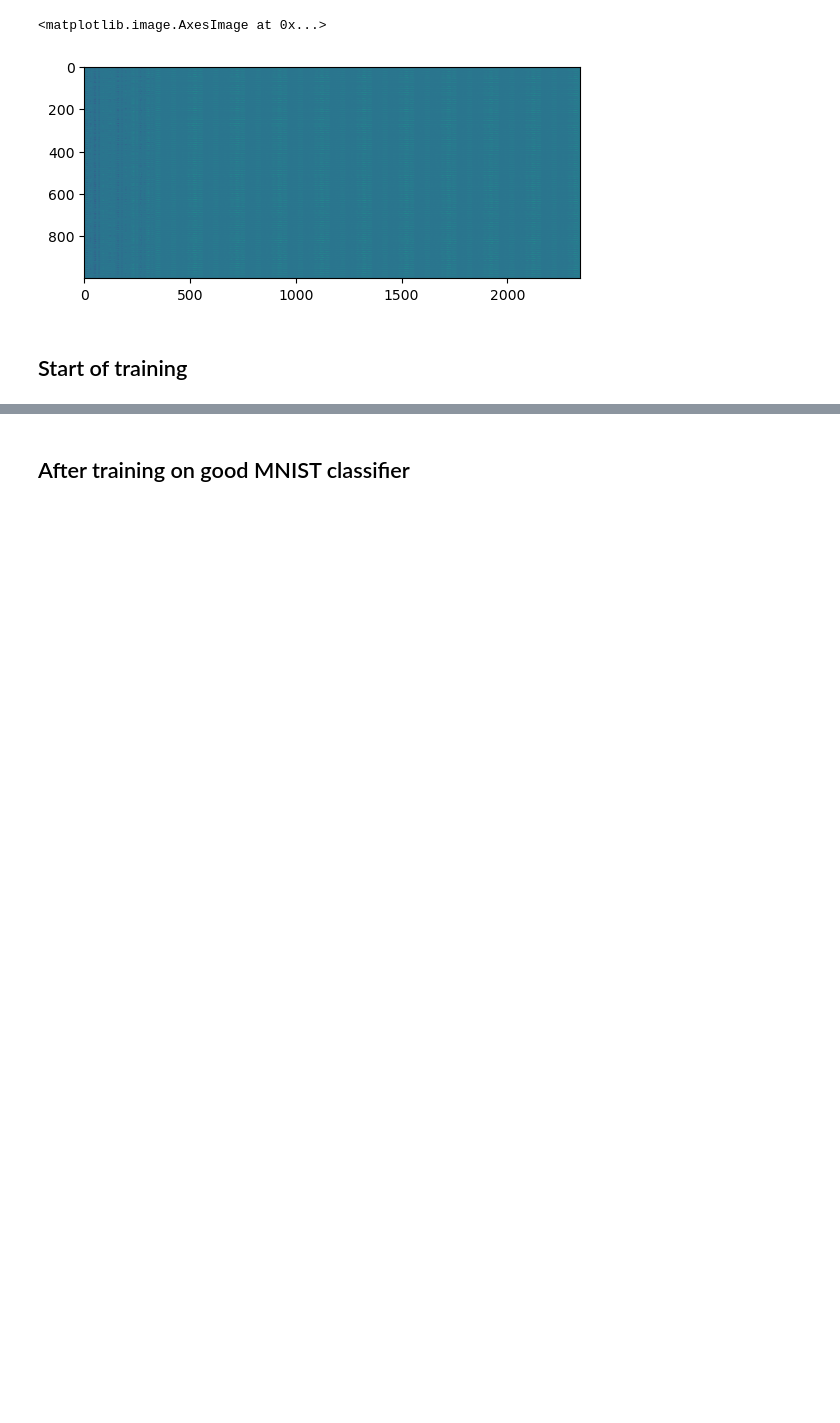
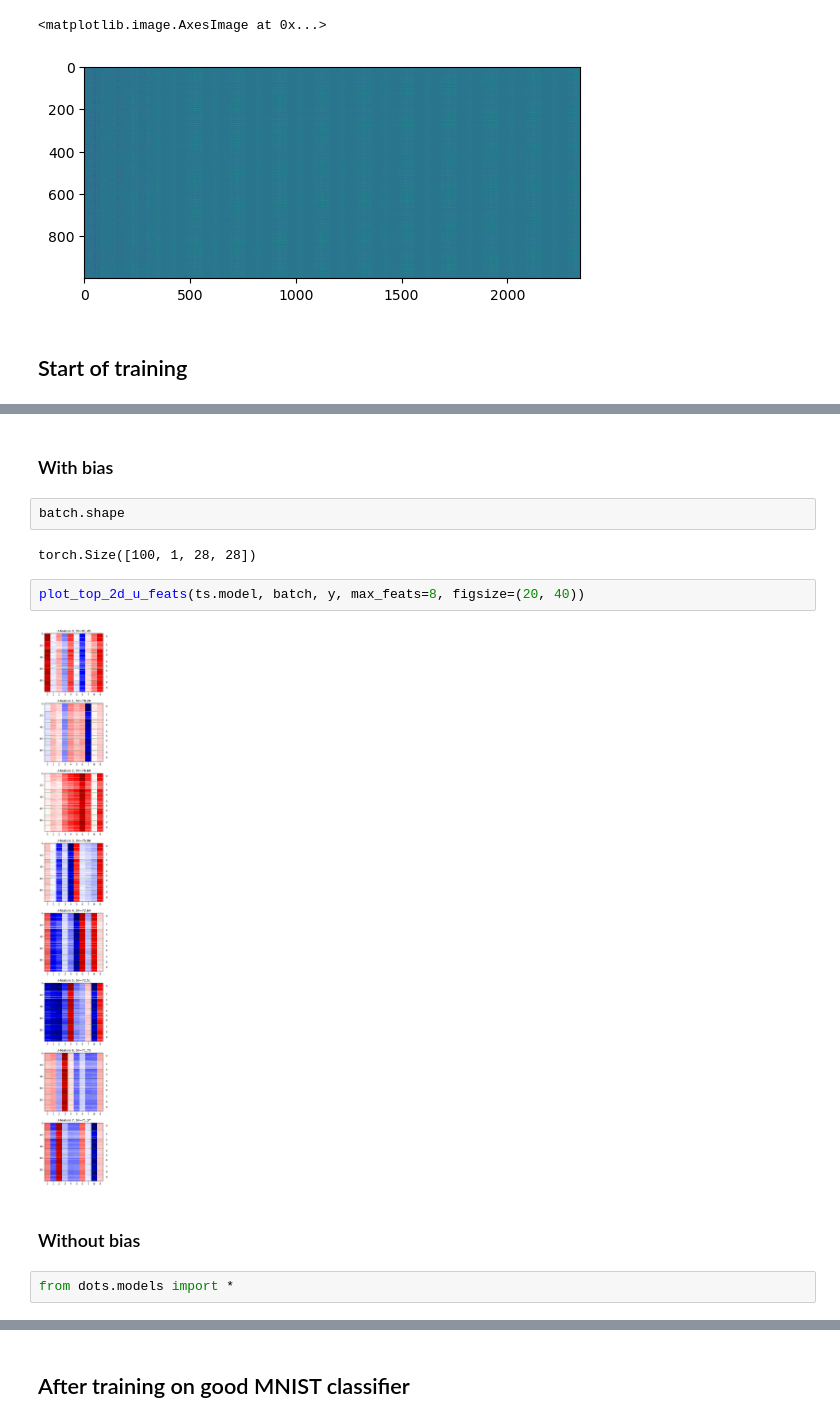
Before and after one commit to LRudL/dots, a Jupyter notebook: notebooks/u_features_2d_exploration.ipynb, the cells around one changed output, grey strips where cells are left out. Cells and saved outputs as stored; diff of their text form; blank space fills up the shorter version.

```diff
--- a/notebooks/u_features_2d_exploration.ipynb
+++ b/notebooks/u_features_2d_exploration.ipynb
@@ -91,0 +91,14 @@ for i in range(0, 4):
+# %% [markdown]
+### With bias
+# %%
+batch.shape
+# %% [output]
+torch.Size([100, 1, 28, 28])
+# %%
+plot_top_2d_u_feats(ts.model, batch, y, max_feats=8, figsize=(20, 40))
+# %% [output]
+[figure, added]
+# %% [markdown]
+### Without bias
+# %%
+from dots.models import *
```
Also changed, not shown: parts of 20 cells of this notebook, 4 other files.
